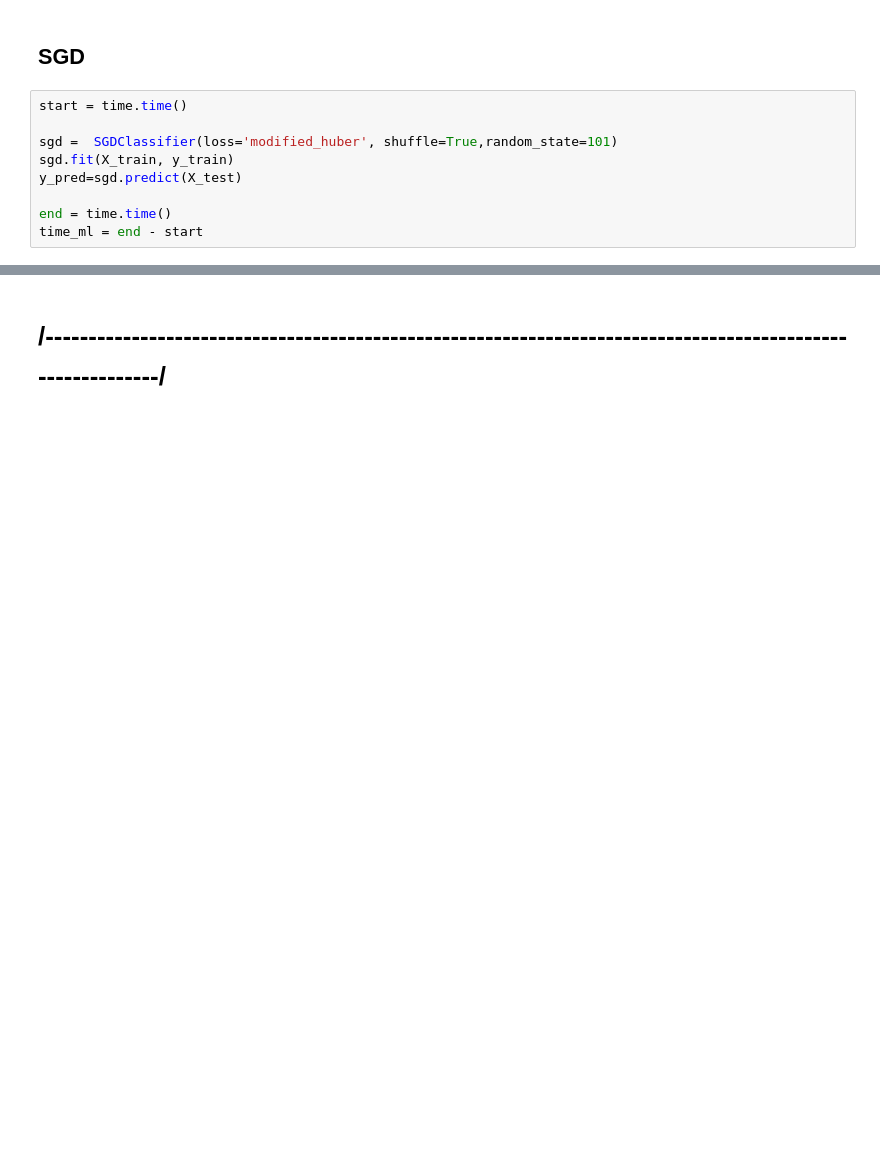
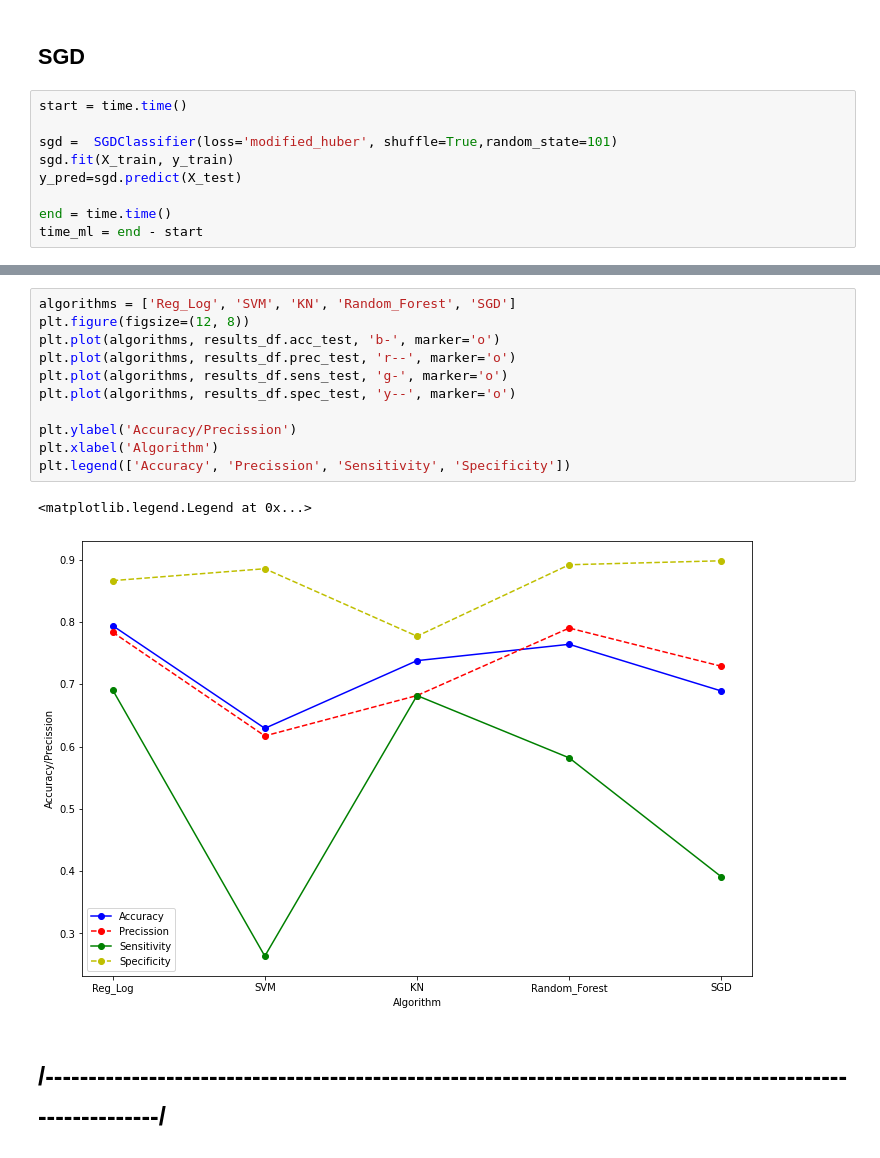
Before and after one commit to alejoso76/titanic-ml, a Jupyter notebook: Titanic.ipynb, the cells around one changed output, grey strips where cells are left out. Cells and saved outputs as stored; diff of their text form; blank space fills up the shorter version.

```diff
--- a/Titanic.ipynb
+++ b/Titanic.ipynb
@@ -357,3 +395,17 @@ Mean Squared Error = 0.31086142322097376
+# %%
+algorithms = ['Reg_Log', 'SVM', 'KN', 'Random_Forest', 'SGD']
+plt.figure(figsize=(12, 8))
+plt.plot(algorithms, results_df.acc_test, 'b-', marker='o')
+plt.plot(algorithms, results_df.prec_test, 'r--', marker='o')
+plt.plot(algorithms, results_df.sens_test, 'g-', marker='o')
+plt.plot(algorithms, results_df.spec_test, 'y--', marker='o')
+
+plt.ylabel('Accuracy/Precission')
+plt.xlabel('Algorithm')
+plt.legend(['Accuracy', 'Precission', 'Sensitivity', 'Specificity'])
+# %% [output]
+<matplotlib.legend.Legend at 0x...>
+[figure, added]
 # %% [markdown]
 # /-----------------------------------------------------------------------------------------------------------/
 # %% [markdown]
```
Also changed, not shown: parts of 11 cells of this notebook, 1 other file.
